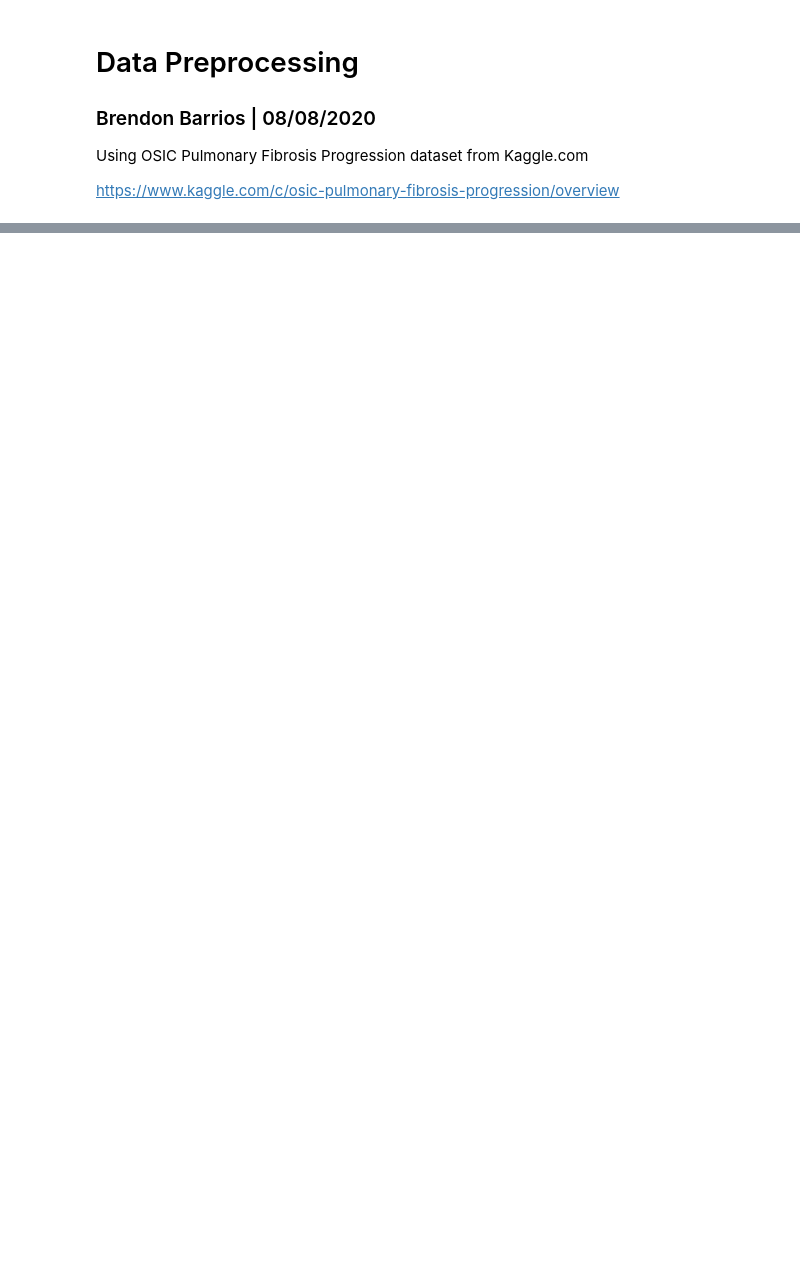
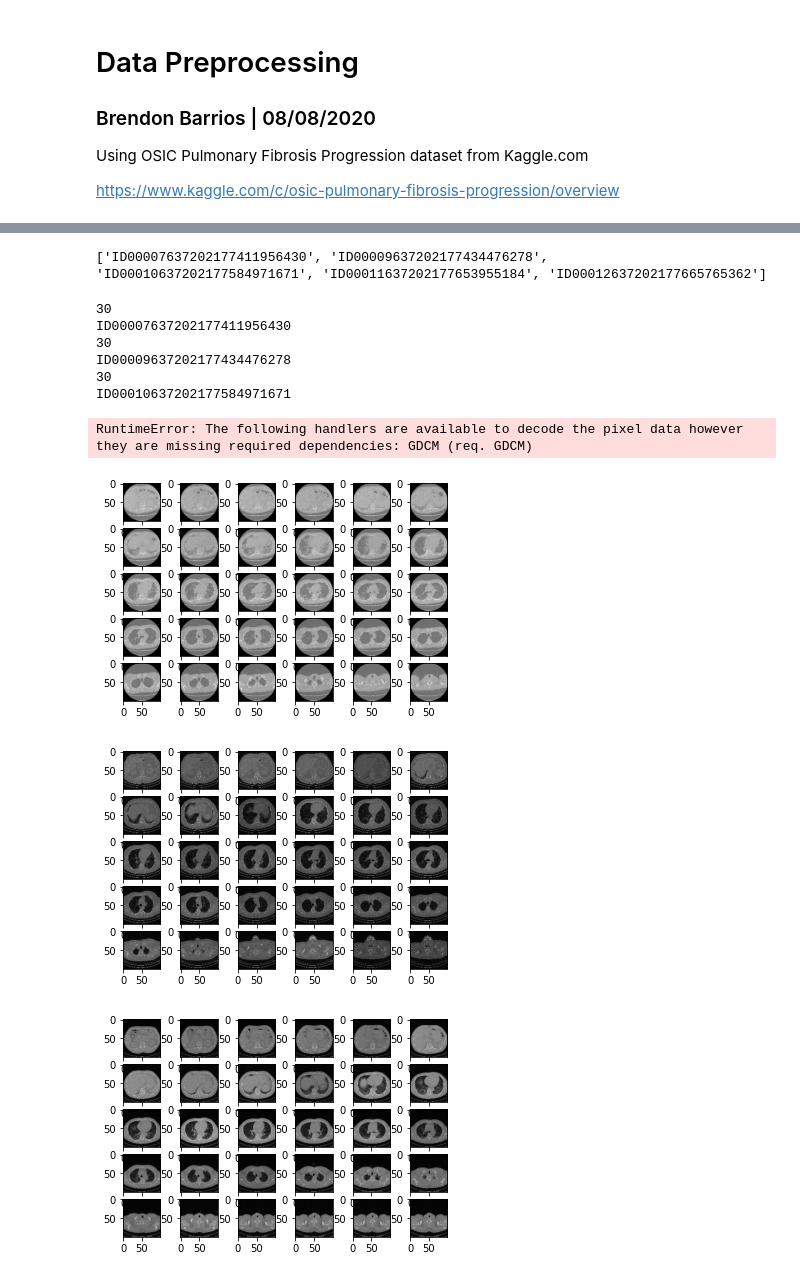
Before and after one commit to BrendosaurusRex/machine-learning-exigence, a Jupyter notebook: data_preprocessing.ipynb, the cells around one changed output, grey strips where cells are left out. Cells and saved outputs as stored; diff of their text form; code cells hidden in the pictures; blank space fills up the shorter version.

Commit message:
allows pre-processing up to normalization of images
Must still account for:
- Negative values in the image data
- Parsing data by weeks to assign proper FVC labels

```diff
--- a/data_preprocessing.ipynb
+++ b/data_preprocessing.ipynb
@@ -73,0 +10,11 @@ plt.show()
+# %%
+import os
+import pydicom
+import pandas as pd
+
+DATA_DIR = "train_dl/"
+patients = os.listdir(DATA_DIR)
+
+labels_df = pd.read_csv("train_dl.csv", index_col=0)
+
+labels_df.head(10)
@@ -73,0 +106,40 @@ plt.show()
+# %%
+print(patients[:5])
+# %% [output]
+['ID00007637202177411956430', 'ID00009637202177434476278', 'ID00010637202177584971671', 'ID00011637202177653955184', 'ID00012637202177665765362']
+# %%
+"""
+Try Preprocessing Data
+If memory fails: try to process "online", meaning call process_data() while network is training to feed data into network
+"""
+much_data = []
+
+for num, patient in enumerate(patients[:5]):
+    if num%100 == 0 and num != 0:
+        print(num)
+
+    try:
+        img_data, label = process_data(patient,
+                                       labels_df,
+                                       img_px_size=IMAGE_PX_SIZE,
+                                       num_slices=NUM_SLICES,
+                                       visualize=True)
+
+        much_data.append([img_data, label])
+
+    except KeyError as e:
+        print("Unlabeled data!")
+
+np.save(SAVE_FILE, much_data, allow_pickle=True)
+print("Save successful!")
+# %% [output]
+30
+ID00007637202177411956430
+30
+ID00009637202177434476278
+30
+ID00010637202177584971671
+RuntimeError: The following handlers are available to decode the pixel data however they are missing required dependencies: GDCM (req. GDCM)
+[figure, added]
+[figure, added]
+[figure, added]
```
Also changed, not shown: parts of 11 cells of this notebook.
